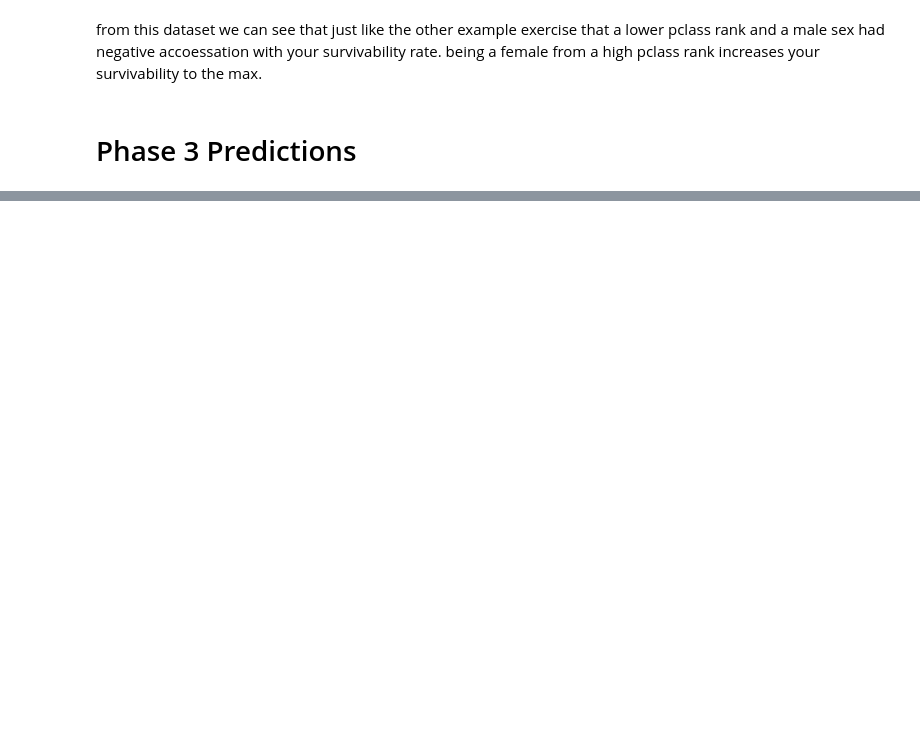
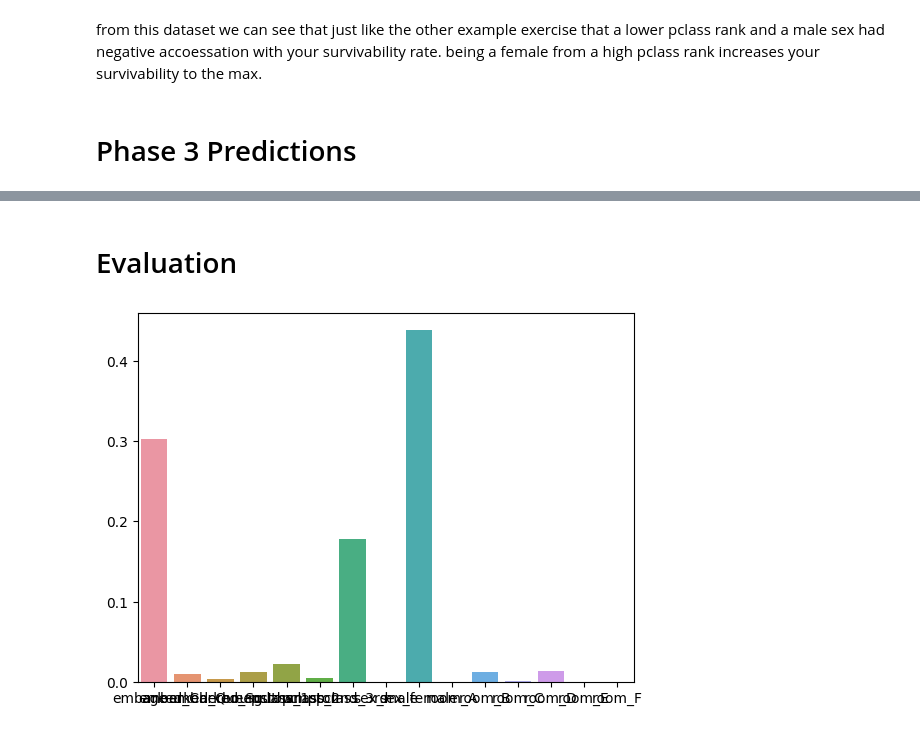
Before and after one commit to kerimcanguney/AI-Exercises, a Jupyter notebook: titanic/titanic 2.ipynb, the cells around one changed output, grey strips where cells are left out. Drawn from its saved outputs; the diff is of its cells as text; code cells hidden in the pictures; blank space fills up the shorter version.

```diff
--- a/titanic/titanic 2.ipynb
+++ b/titanic/titanic 2.ipynb
@@ -187,7 +189,13 @@ from this dataset we can see that just like the other example exercise that a lo
 # %% [markdown]
 # Phase 3 Predictions
 # %%
-features = ["pclass", "sex", "age", ""]
+features = 	["age",
+            "embarked_Cherbourg",	"embarked_Queenstown",	"embarked_Southampton",
+             "pclass_1st", "pclass_2nd", "pclass_3rd",
+
+             "sex_male","sex_female",
+
+             "room_A", "room_B", "room_C", "room_D", "room_E", "room_F"]
 target = "survived"
 
 X = df[features]
@@ -197,5 +203,5 @@ KeyError: "['pclass', 'sex', ''] not in index"
 # %%
 from sklearn.model_selection import train_test_split
-X_train, X_test, y_train, y_test = train_test_split(X, y, test_size=.2)
+X_train, X_test, y_train, y_test = train_test_split(X, y, test_size=0.2)
 print("There are in total", len(X), "observations, of which", len(X_train), "are now in the train set, and", len(X_test), "in the test set.")
 # %% [output]
@@ -208,0 +217,6 @@ print("Accuracy:", score)
+# %% [markdown]
+# Evaluation
+# %%
+plot = seaborn.barplot(y=model.feature_importances_, x=features)
+# %% [output]
+[figure, added]
```
Also changed, not shown: parts of 13 cells of this notebook.
